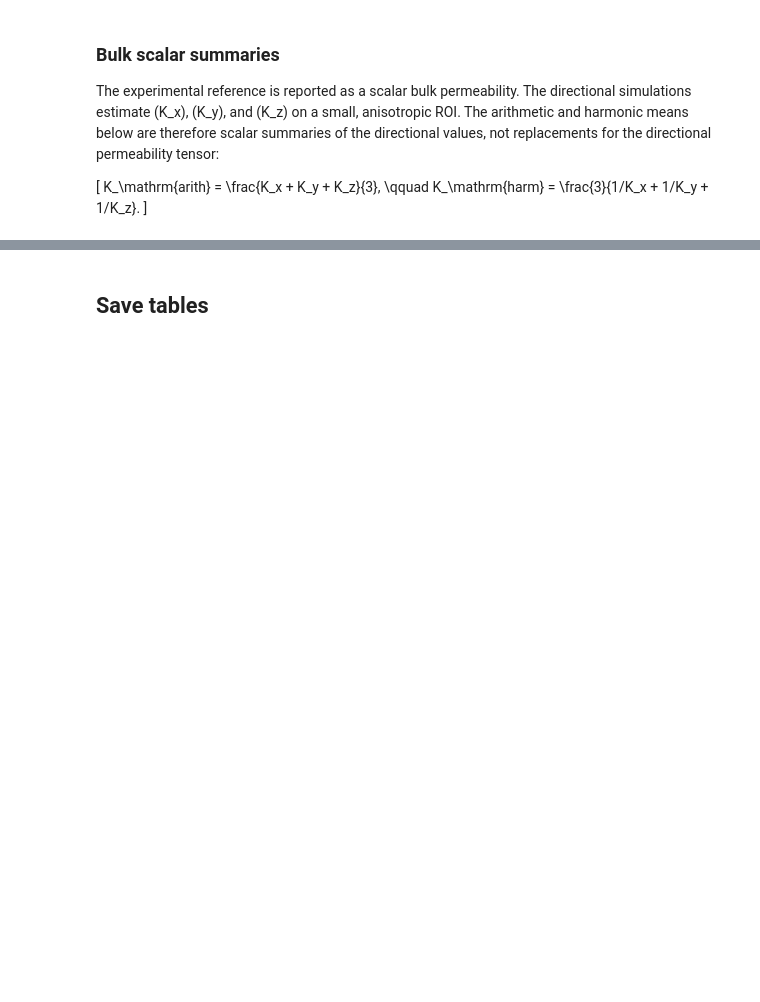
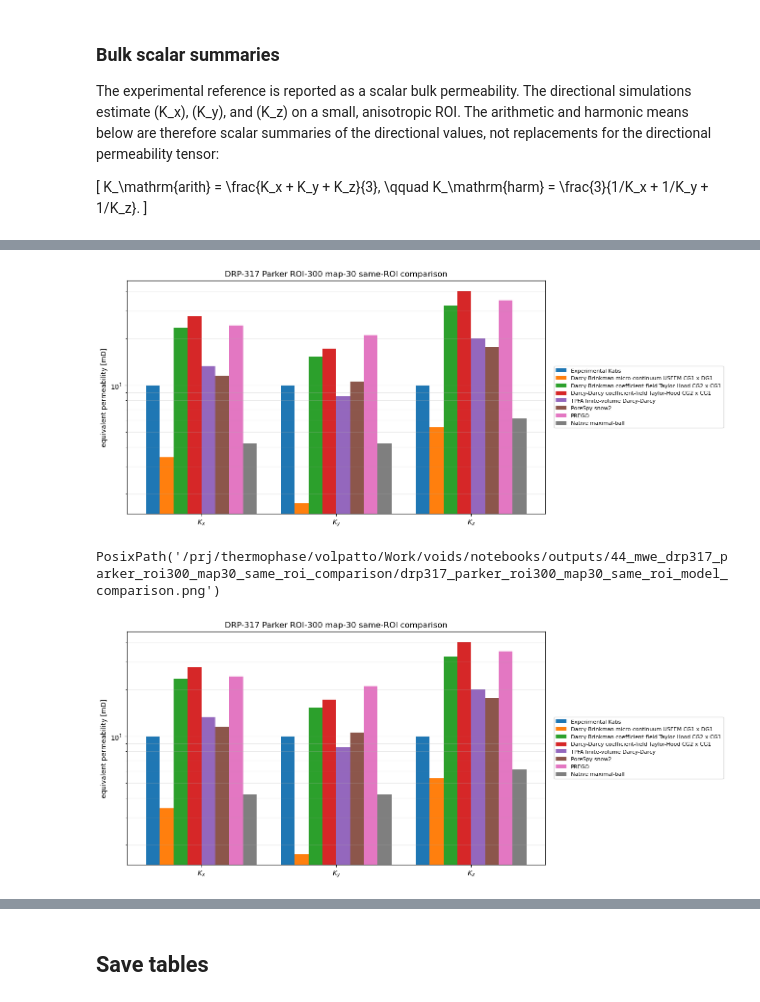
Before and after one commit to geomech-project/voids, a Jupyter notebook: notebooks/44_mwe_drp317_parker_block3_same_roi_comparison.ipynb, the cells around one changed output, grey strips where cells are left out. Saved outputs shown, nothing was run; the diff lists cells and outputs as text; code cells hidden in the pictures; blank space fills up the shorter version.

```diff
--- a/notebooks/44_mwe_drp317_parker_block3_same_roi_comparison.ipynb
+++ b/notebooks/44_mwe_drp317_parker_block3_same_roi_comparison.ipynb
@@ -628,7 +1008,20 @@ def prepare_axis_image(image: np.ndarray, *, axis: str) -> np.ndarray:
 pnm_rows: list[dict[str, object]] = []
 pnm_failure_rows: list[dict[str, object]] = []
 
-if run_pnm:
+if pnm_requested and not run_pnm:
+    for backend in pnm_backends:
+        backend_label = str(pnm_backend_configs[backend]["label"])
+        for axis in flow_axes:
+            pnm_failure_rows.append(
+                {
+                    "backend": backend,
+                    "method": backend_label,
+                    "axis": axis,
+                    "failure": pnm_skip_reason,
+                    "elapsed_seconds": 0.0,
+                }
+            )
+elif run_pnm:
     for backend in pnm_backends:
         backend_config = pnm_backend_configs[backend]
         backend_label = str(backend_config["label"])
@@ -652,7 +1045,7 @@ if run_pnm:
                         "raw_source": str(raw_relpath).replace("\\", "/"),
                         "roi_origin_voxels": roi_origin,
                         "roi_shape_voxels": roi_shape,
-                        "map_block_shape_voxels": map_block_shape,
+                        "map_target_shape_cells": map_target_shape,
                         "same_roi_comparison": True,
                         "trim_nonpercolating_paths": trim_nonpercolating_paths,
                     },
@@ -699,7 +1092,20 @@ if run_pnm:
                     }
                 )
 
-pnm_df = pd.DataFrame(pnm_rows)
+pnm_columns = [
+    "family",
+    "formulation",
+    "method",
+    "backend",
+    "axis",
+    "K_eq_m2",
+    "K_eq_mD",
+    "n_pores",
+    "n_throats",
+    "mass_balance_error",
+    "solve_seconds",
+]
+pnm_df = pd.DataFrame(pnm_rows, columns=pnm_columns)
 pnm_failure_columns = ["backend", "method", "axis", "failure", "elapsed_seconds"]
 pnm_failures = pd.DataFrame(pnm_failure_rows, columns=pnm_failure_columns)
 display(pnm_df)
@@ -709,7 +1141,7 @@ if not pnm_failures.empty:
 ## FEniCSx FEM micro-continuum solves
 # %%
 fem_directional_path = output_dir / f"{output_prefix}_fenicsx_fem_directional.csv"
-fem_status_path = output_dir / "drp317_parker_block3_same_roi_fem_status.json"
+fem_status_path = output_dir / f"{output_prefix}_fem_status.json"
 fem_run_specs: list[dict[str, Any]] = [
     {
         "label": "usfem_brinkman_direct",
@@ -718,6 +1150,7 @@ fem_run_specs: list[dict[str, Any]] = [
         "formulation": "brinkman_usfem_p1dg1",
         "method": "Darcy-Brinkman micro-continuum USFEM CG1 x DG1",
         "solver_backends": fem_usfem_solver_backends,
+        "solver_kwargs": fem_brinkman_solver_kwargs,
     },
     {
         "label": "taylor_hood_brinkman_direct",
@@ -726,6 +1159,7 @@ fem_run_specs: list[dict[str, Any]] = [
         "formulation": "brinkman_taylor_hood_p2p1",
         "method": "Darcy-Brinkman coefficient-field Taylor-Hood CG2 x CG1",
         "solver_backends": fem_taylor_hood_solver_backends,
+        "solver_kwargs": fem_brinkman_solver_kwargs,
     },
     {
         "label": "taylor_hood_darcy_direct",
@@ -780,6 +1214,7 @@ if run_fem:
                             pressure_inlet=pressure_inlet_pa,
                             pressure_outlet=pressure_outlet_pa,
                             options=solver_options,
+                            **dict(spec.get("solver_kwargs", {})),
                         )
                     except Exception as exc:
                         last_exception = exc
@@ -805,7 +1240,7 @@ if run_fem:
                         "family": spec["family"],
                         "formulation": spec["formulation"],
                         "method": spec["method"],
-                        "solver_backend": f"fenicsx:petsc-lu-{backend}",
+                        "solver_backend": fem_backend_label(backend),
                         "axis": result.flow_axis,
                         "mu_Pa_s": mu_pa_s,
                         "pressure_inlet_Pa": result.pressure_inlet,
@@ -1272,29 +1674,33 @@ bulk_plot_path
 # %%
 fig, ax = plt.subplots(figsize=(13, 5.4), constrained_layout=True)
 bar_width = 0.82 / max(len(available_methods), 1)
 x_positions = np.arange(len(axis_order), dtype=float)
 
 for method_index, method in enumerate(available_methods):
     subset = comparison_df[comparison_df["method"] == method]
     values = []
     for axis in axis_order:
         match = subset[subset["axis"] == axis]
         values.append(float(match.iloc[0]["K_mD"]) if not match.empty else np.nan)
     offset = (method_index - 0.5 * (len(available_methods) - 1)) * bar_width
     ax.bar(x_positions + offset, values, width=bar_width, label=method)
 
 ax.set_yscale("log")
 ax.set_xticks(x_positions)
 ax.set_xticklabels([r"$K_x$", r"$K_y$", r"$K_z$"])
 ax.set_ylabel("equivalent permeability [mD]")
-ax.set_title("DRP-317 Parker block-3 same-ROI comparison")
+ax.set_title("DRP-317 Parker ROI-300 map-30 same-ROI comparison")
 ax.grid(True, axis="y", which="both", alpha=0.25)
 ax.legend(fontsize=8, loc="center left", bbox_to_anchor=(1.02, 0.5), borderaxespad=0.0)
 
-comparison_plot_path = output_dir / "drp317_parker_block3_same_roi_model_comparison.png"
+comparison_plot_path = output_dir / f"{output_prefix}_model_comparison.png"
 fig.savefig(comparison_plot_path, dpi=200)
 display(fig)
 comparison_plot_path
+# %% [output]
+[figure, added]
+PosixPath('/prj/thermophase/volpatto/Work/voids/notebooks/outputs/44_mwe_drp317_parker_roi300_map30_same_roi_comparison/drp317_parker_roi300_map30_same_roi_model_comparison.png')
+[figure, added]
 # %%
 timing_df = comparison_df[np.isfinite(comparison_df["solve_seconds"])].copy()
 available_timing_methods = [
```
Also changed, not shown: parts of 19 cells of this notebook, 13 other files.
